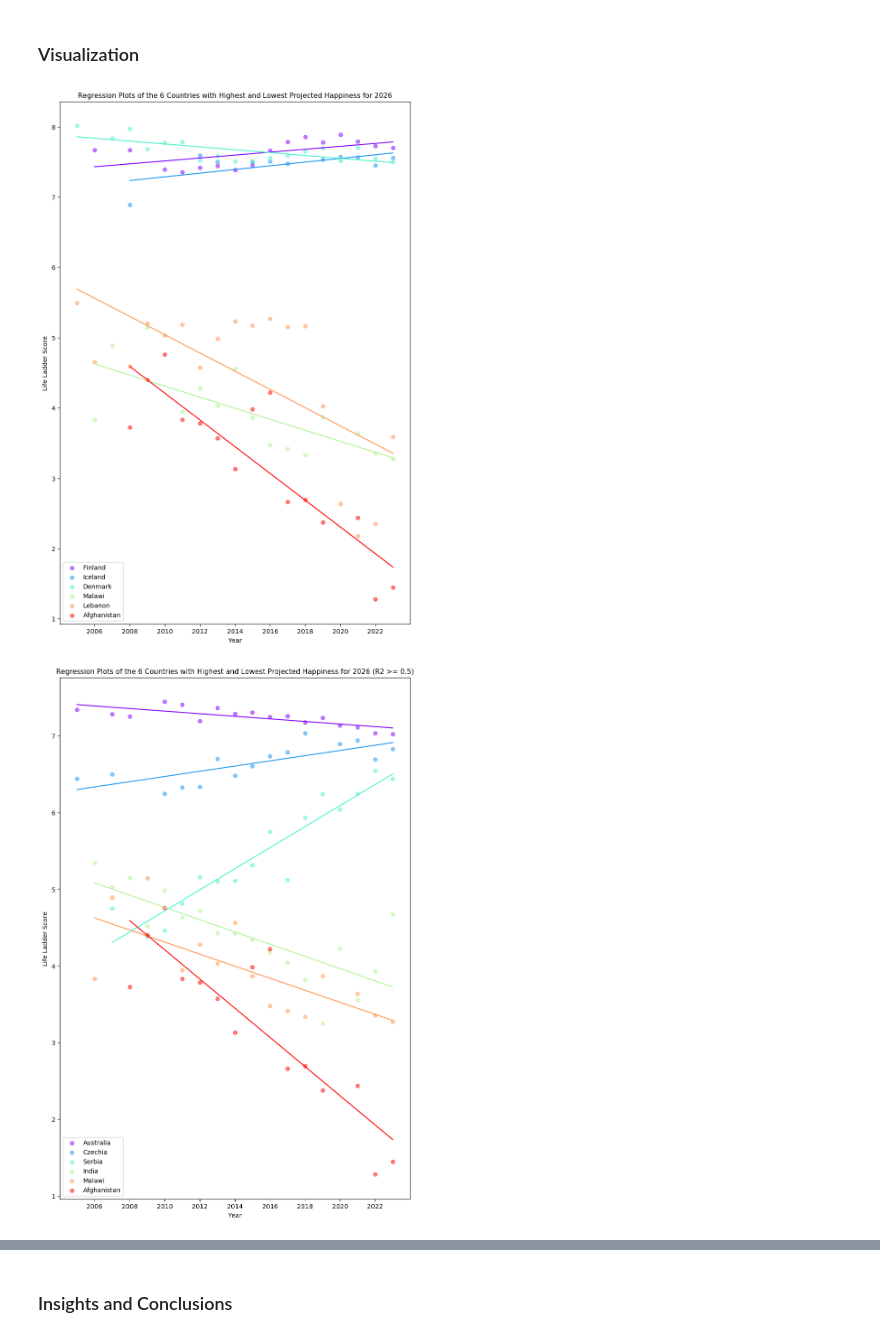
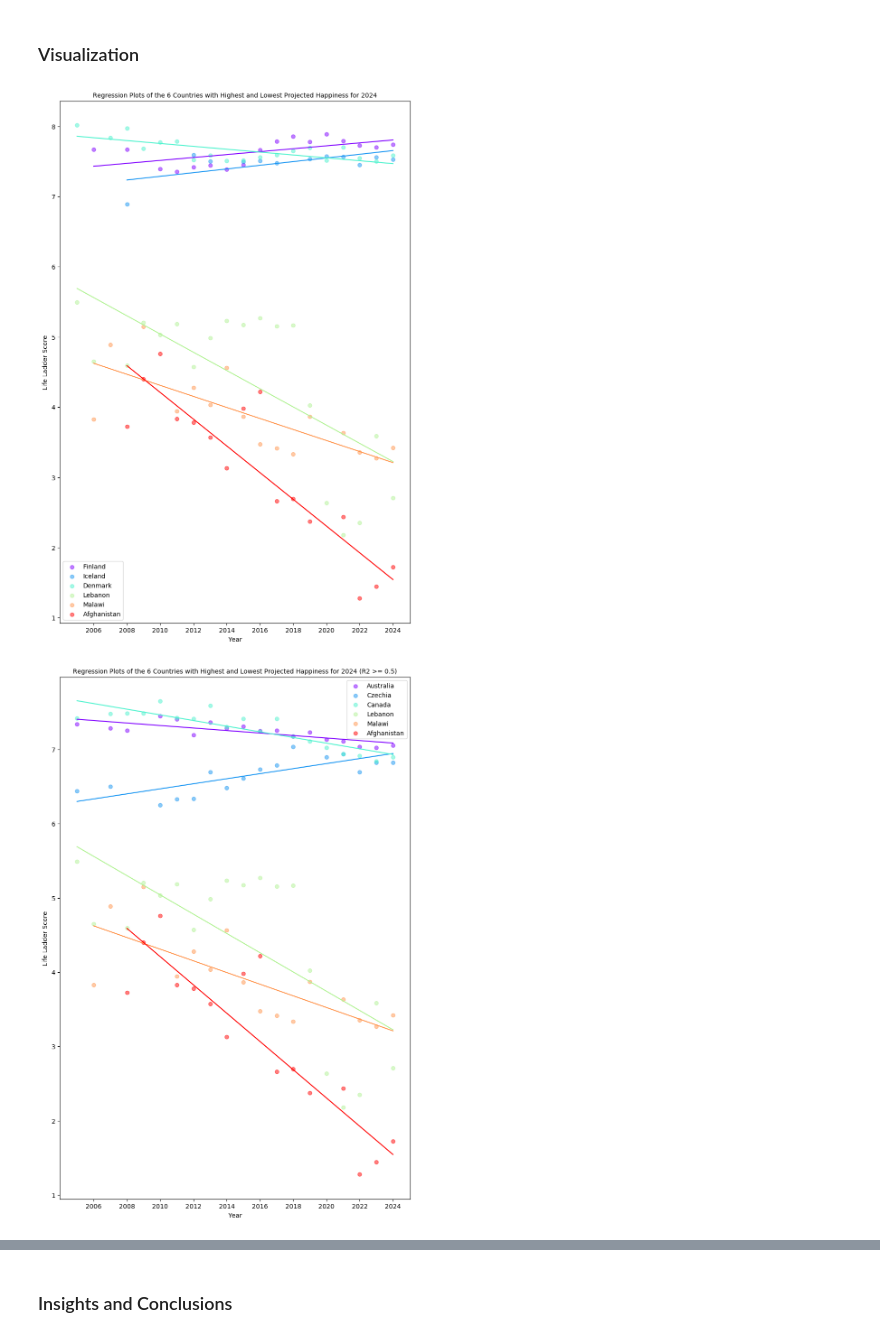
Before and after one commit to matveylplusplus/cmsc320proj, a Jupyter notebook: pnb.ipynb, the cells around one changed output, grey strips where cells are left out. Drawn from its saved outputs; the diff is of its cells as text; code cells hidden in the pictures.

```diff
--- a/pnb.ipynb
+++ b/pnb.ipynb
@@ -94,0 +113,3 @@ Zimbabwe      3.572386
+# %%
+ll = ll.join(whr_2024)
+print(ll.to_string())
@@ -133,16 +213,18 @@ class HapModel:
 # %%
-def get_prediction_table(year):
-    slindex = ll.dropna(subset=[2021, 2022, 2023]).index.to_numpy()
+def get_prediction_table(year, train_upto=2023):
+    slindex = ll.dropna(subset=range(train_upto-2, train_upto+1)).index.to_numpy()
     d = {
         'Country name': slindex,
-        f'Predicted Life Ladder in {year}': (np.vectorize(lambda x: HapModel(x).predict_happiness(year)))(slindex),
-        'R2 of Regression': (np.vectorize(lambda x: HapModel(x).r2))(slindex), 'Data Points Used': (np.vectorize(lambda x: HapModel(x).X.size))(slindex)
+        f'Predicted Life Ladder in {year}': (np.vectorize(lambda x: HapModel(x, train_upto).predict_happiness(year)))(slindex),
+        'Total R2': (np.vectorize(lambda x: HapModel(x, train_upto).r2))(slindex),
+        'Mean Absolute Test Error': (np.vectorize(lambda x: HapModel(x, train_upto).test_mae))(slindex),
+        'Data Points Used': (np.vectorize(lambda x: HapModel(x, train_upto).X_train.size))(slindex)
         }
 
     result = pd.DataFrame(d).sort_values(by=[f'Predicted Life Ladder in {year}'], ascending=False).reset_index(drop=True)
     result.index += 1
     return result
 
-pt = get_prediction_table(2026)
-len(pt)
+year_of_interest = 2024
+pt = get_prediction_table(year_of_interest)
 # %% [output]
@@ -150,3 +280,2 @@ len(pt)
 # %%
-tpt = pt[pt['R2 of Regression'] >= 0.5]
-len(tpt)
+tpt = pt[pt['Total R2'] >= 0.5]
@@ -243,17 +381,18 @@ def ploterooo(num_in_tier, df, title):
 
     for i in range(num_in_tier*2):
         hap = HapModel(country_list[i])
-        axes.scatter(hap.X, hap.y, color=cmap(i), label=country_list[i], alpha=0.5)
-        axes.plot(hap.X, hap.y_pred, color=cmap(i))
+        axes.scatter(hap.X_whole, hap.y_whole, color=cmap(i), label=country_list[i], alpha=0.5)
+        axes.plot(hap.X_whole, hap.y_pred_whole, color=cmap(i))
     axes.xaxis.set_major_locator(MaxNLocator(integer=True))
+    plt.xticks(np.arange(2006, 2025, 2.0))
     axes.set_ylabel('Life Ladder Score')
     axes.set_xlabel('Year')
-    axes.set_title(title, fontsize=11, loc='center', wrap=True)
+    axes.set_title(title, fontsize=10, loc='center', wrap=True)
     axes.legend()
 # %%
-ploterooo(3, pt, "Regression Plots of the 6 Countries with Highest and Lowest Projected Happiness for 2026")
+ploterooo(3, pt, f"Regression Plots of the 6 Countries with Highest and Lowest Projected Happiness for {year_of_interest}")
 # %% [output]
-[figure, old version]
+[figure, new version]
 # %%
 def ploteroo(x, y, df, title):
   country_list = df.head(x*y)['Country name'].to_list()
@@ -269,9 +408,9 @@ def ploteroo(x, y, df, title):
   #plt.tight_layout()
   plt.show()
 # %%
-ploterooo(3, tpt, "Regression Plots of the 6 Countries with Highest and Lowest Projected Happiness for 2026 (R2 >= 0.5)")
+ploterooo(3, tpt, f"Regression Plots of the 6 Countries with Highest and Lowest Projected Happiness for {year_of_interest} (R2 >= 0.5)")
 # %% [output]
-[figure, old version]
+[figure, new version]
 # %%
 ploteroo(2, 3, rpt, "Regression Plots of the 6 Countries with Highest Happiness R2")
 # %% [output]
```
Also changed, not shown: parts of 26 cells of this notebook, 1 other file.
